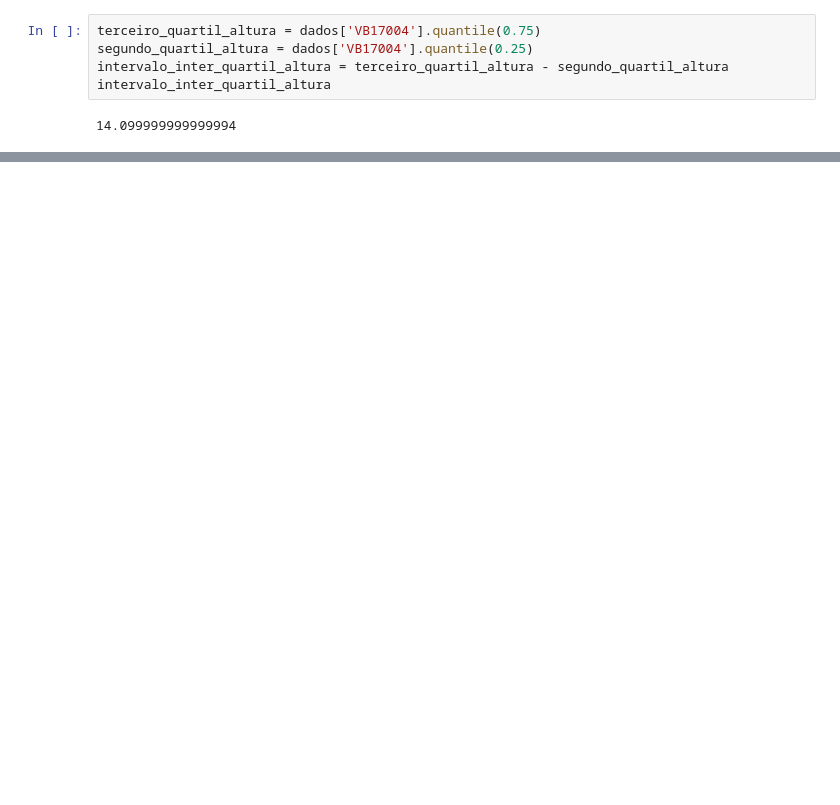
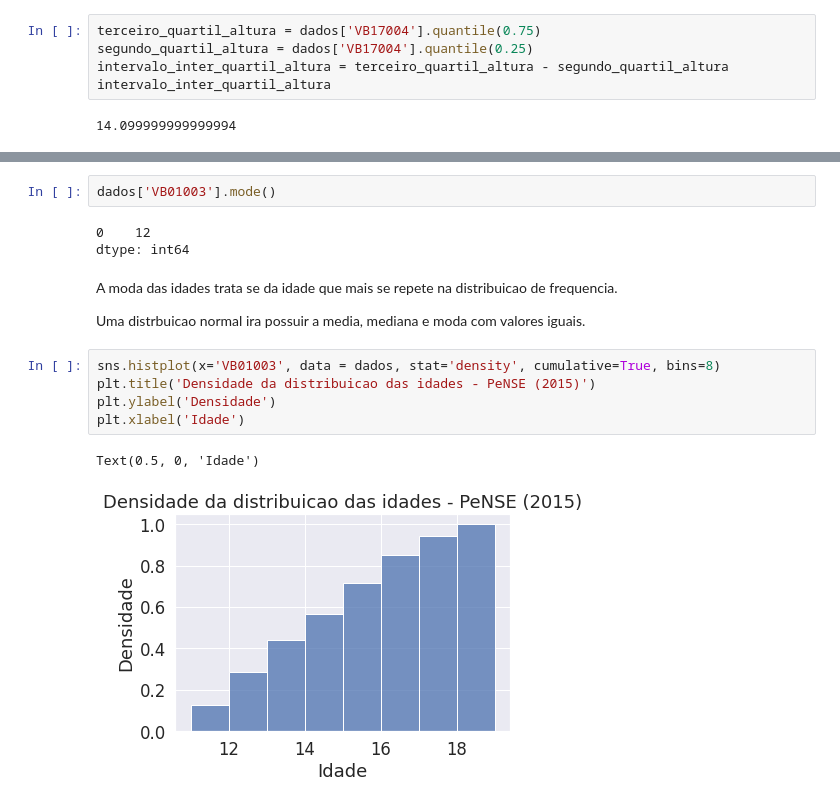
Before and after one commit to MarcosRMG/Bootcamp-Alura-Data-Science, a Jupyter notebook: Analise_descritiva_e_testes_estatisticos.ipynb, the cells around one changed output, grey strips where cells are left out. Cells and saved outputs as stored; diff of their text form; blank space fills up the shorter version.

```diff
--- a/Analise_descritiva_e_testes_estatisticos.ipynb
+++ b/Analise_descritiva_e_testes_estatisticos.ipynb
@@ -867,0 +952,17 @@ O intervalo inter-quartil da altura é de 14.09 centímetros, os números que s
+# %%
+dados['VB01003'].mode()
+# %% [output]
+0    12
+dtype: int64
+# %% [markdown]
+A moda das idades trata se da idade que mais se repete na distribuicao de frequencia.
+
+Uma distrbuicao normal ira possuir a media, mediana e moda com valores iguais.
+# %%
+sns.histplot(x='VB01003', data = dados, stat='density', cumulative=True, bins=8)
+plt.title('Densidade da distribuicao das idades - PeNSE (2015)')
+plt.ylabel('Densidade')
+plt.xlabel('Idade')
+# %% [output]
+Text(0.5, 0, 'Idade')
+[figure, added]
```
Also changed, not shown: parts of 71 cells of this notebook.
